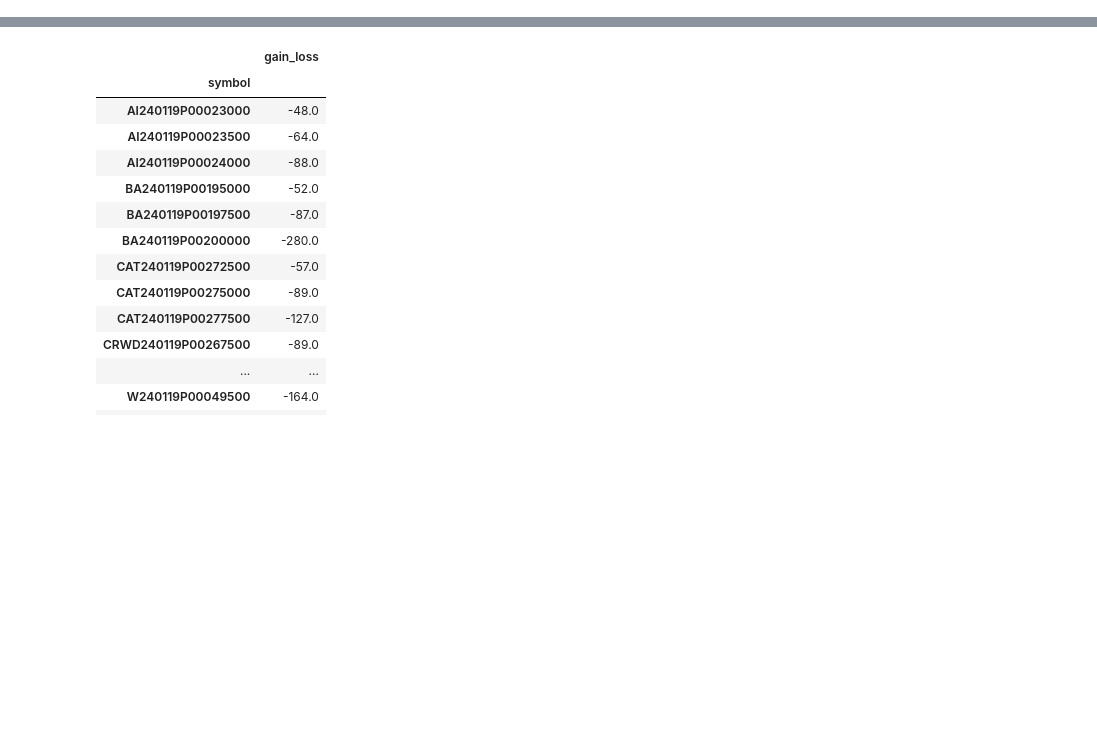
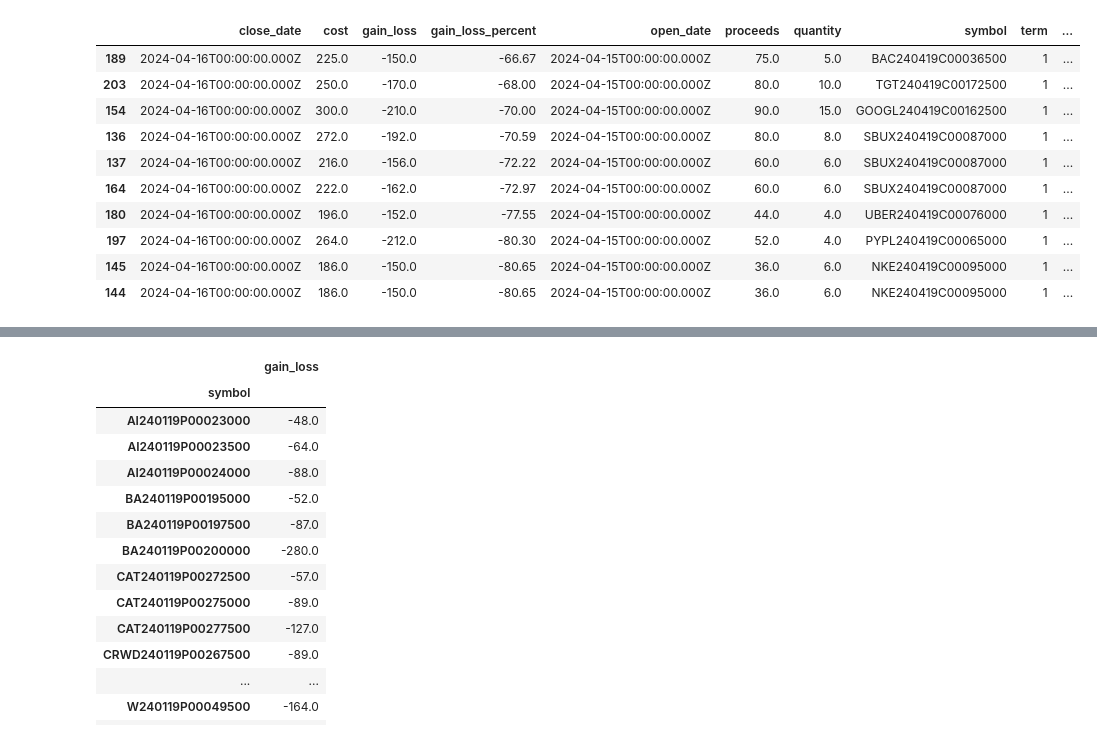
Before and after one commit to cmill3/IIE-Trading-Engine, a Jupyter notebook: monitors/Results Analysis INV.ipynb, the cells around one changed output, grey strips where cells are left out. Cells and saved outputs as stored; diff of their text form; code cells hidden in the pictures; blank space fills up the shorter version.

```diff
--- a/monitors/Results Analysis INV.ipynb
+++ b/monitors/Results Analysis INV.ipynb
@@ -44,0 +65,14 @@ proceeds
+# %%
+sorted.tail(10)
+# %% [output]
+|  | close_date | cost | gain_loss | gain_loss_percent | open_date | proceeds | quantity | symbol | term | ... |
+| 189 | 2024-04-16T00:00:00.000Z | 225.0 | -150.0 | -66.67 | 2024-04-15T00:00:00.000Z | 75.0 | 5.0 | BAC240419C00036500 | 1 | ... |
+| 203 | 2024-04-16T00:00:00.000Z | 250.0 | -170.0 | -68.00 | 2024-04-15T00:00:00.000Z | 80.0 | 10.0 | TGT240419C00172500 | 1 | ... |
+| 154 | 2024-04-16T00:00:00.000Z | 300.0 | -210.0 | -70.00 | 2024-04-15T00:00:00.000Z | 90.0 | 15.0 | GOOGL240419C00162500 | 1 | ... |
+| 136 | 2024-04-16T00:00:00.000Z | 272.0 | -192.0 | -70.59 | 2024-04-15T00:00:00.000Z | 80.0 | 8.0 | SBUX240419C00087000 | 1 | ... |
+| 137 | 2024-04-16T00:00:00.000Z | 216.0 | -156.0 | -72.22 | 2024-04-15T00:00:00.000Z | 60.0 | 6.0 | SBUX240419C00087000 | 1 | ... |
+| 164 | 2024-04-16T00:00:00.000Z | 222.0 | -162.0 | -72.97 | 2024-04-15T00:00:00.000Z | 60.0 | 6.0 | SBUX240419C00087000 | 1 | ... |
+| 180 | 2024-04-16T00:00:00.000Z | 196.0 | -152.0 | -77.55 | 2024-04-15T00:00:00.000Z | 44.0 | 4.0 | UBER240419C00076000 | 1 | ... |
+| 197 | 2024-04-16T00:00:00.000Z | 264.0 | -212.0 | -80.30 | 2024-04-15T00:00:00.000Z | 52.0 | 4.0 | PYPL240419C00065000 | 1 | ... |
+| 145 | 2024-04-16T00:00:00.000Z | 186.0 | -150.0 | -80.65 | 2024-04-15T00:00:00.000Z | 36.0 | 6.0 | NKE240419C00095000 | 1 | ... |
+| 144 | 2024-04-16T00:00:00.000Z | 186.0 | -150.0 | -80.65 | 2024-04-15T00:00:00.000Z | 36.0 | 6.0 | NKE240419C00095000 | 1 | ... |
```
Also changed, not shown: parts of 8 cells of this notebook, 11 other files.
